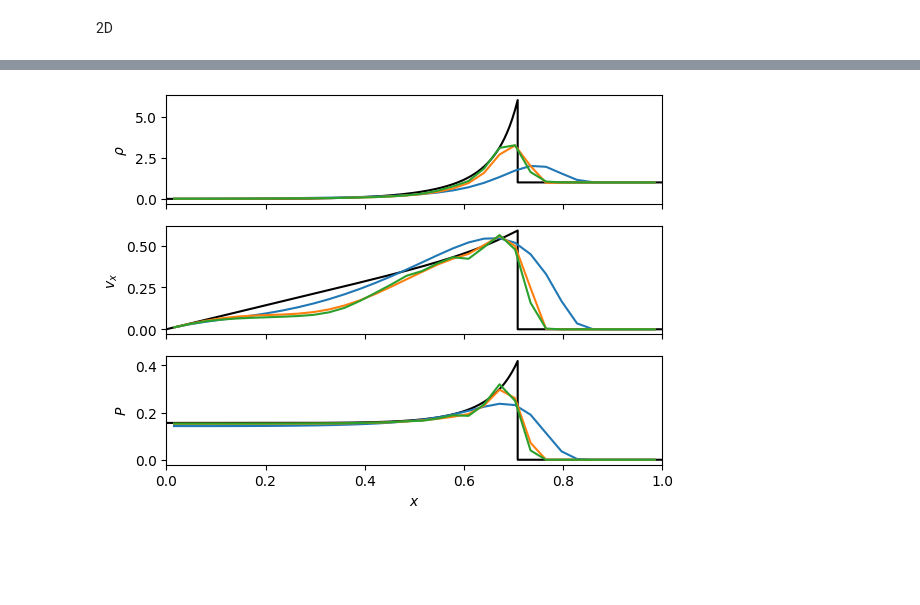
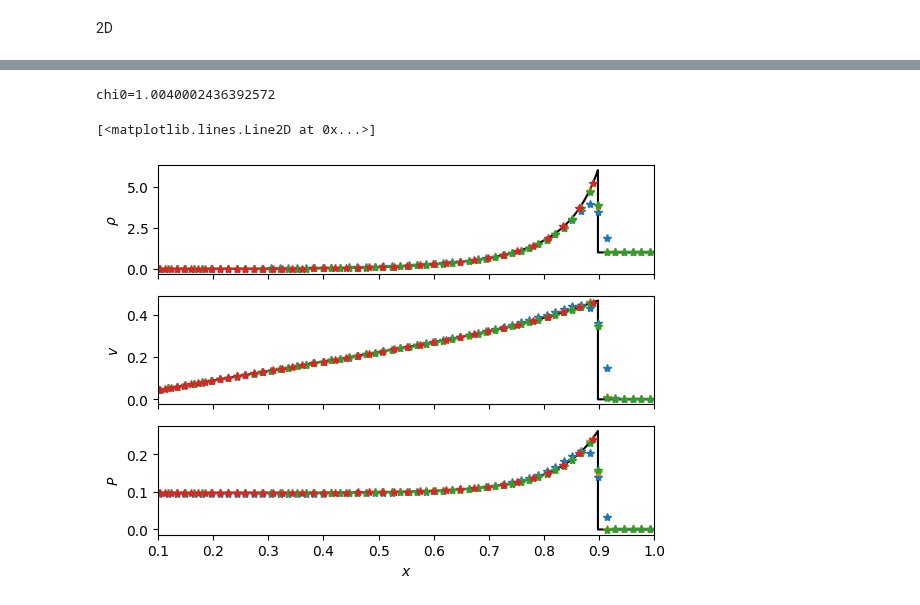
Before and after one commit to jpalafou/FVHOE, a Jupyter notebook: examples/euler/sedov.ipynb, the cells around one changed output, grey strips where cells are left out. Drawn from its saved outputs; the diff is of its cells as text; code cells hidden in the pictures; blank space fills up the shorter version.

Commit message:
add: 'outflow' bc type, feat: save commit info as EulerSolver attribute, add: sort attribute dict, add: fvhoe.visualization.sample_circular_average

```diff
--- a/examples/euler/sedov.ipynb
+++ b/examples/euler/sedov.ipynb
@@ -10,6 +10,6 @@ WARNING: CuPy is not available. Falling back to NumPy.
 # %%
 def get_analytical_solution(dim: int, gamma: float, E0: float, rho0: float, t: float):
-    r, d, u, p = sedovana(gamma=gamma, dim=dim)
+    r, d, u, p = sedovana(gamma=gamma, dim=dim, n1=100000, n2=100000)
 
     r *= (E0 / rho0) ** (1 / (dim + 2)) * t ** (2 / (dim + 2))
     d *= rho0
@@ -21,7 +21,7 @@ def get_analytical_solution(dim: int, gamma: float, E0: float, rho0: float, t: f
 gamma = 1.4
 E0 = 1
 rho0 = 1
-t = 0.5
+t = 0.8
 # %% [markdown]
 1D
 # %%
@@ -43,5 +43,7 @@ Text(0.5, 0, '$x$')
 # %%
 N = 128
+snapshot_dir = "/scratch/gpfs/jp7427/fvhoe/snapshots/sedov_1d"
+overwrite = False
 
 for p in [0, 1]:
     solver = EulerSolver(
@@ -53,7 +55,7 @@ for p in [0, 1]:
             P_in_out=(0.5 * N * E0 * (gamma - 1), 1e-5),
         ),
         gamma=gamma,
-        bc=BoundaryCondition(x=("reflective", "free")),
+        bc=BoundaryCondition(x=("reflective", "outflow")),
         CFL=0.8,
         nx=N,
         px=p,
@@ -62,10 +64,11 @@ for p in [0, 1]:
         slope_limiter="minmod",
         NAD=1e-2,
         all_floors=True,
+        snapshots_as_fv_averages=False,
         cupy=False,
     )
-    solver.rkorder(t)
+    solver.rkorder(t, snapshot_dir=snapshot_dir + f"_{N=}_{p=}", overwrite=overwrite)
 
-    solver.plot_1d_slice(ax[0], param="rho", label=f"{p=}", y=0.5, z=0.5, verbose=False)
+    solver.plot_1d_slice(ax[0], param="rho", label=f"{p=}", y=0.5, z=0.5, verbose=True)
     solver.plot_1d_slice(ax[1], param="vx", label=f"{p=}", y=0.5, z=0.5, verbose=False)
     solver.plot_1d_slice(ax[2], param="P", label=f"{p=}", y=0.5, z=0.5, verbose=False)
@@ -83,7 +92,7 @@ r, d, u, p = get_analytical_solution(2, gamma, E0, rho0, t)
 ax[0].plot(r, d, label="Analytical", color="k")
 ax[0].set_ylabel(r"$\rho$")
 ax[1].plot(r, u, label="Analytical", color="k")
-ax[1].set_ylabel(r"$v_x$")
+ax[1].set_ylabel(r"$v$")
 ax[2].plot(r, p, label="Analytical", color="k")
 ax[2].set_ylabel(r"$P$")
 ax[2].set_xlim(0, 1)
@@ -137,5 +153,31 @@ t=0.50, x=[0.02, 0.98], y=0.02, z=0.50
+# %%
+r, d, u, p = get_analytical_solution(2, gamma, E0, rho0, t)
+
+ana_avg_r = np.empty_like(radii[:-1])
+ana_avg_rho = np.empty_like(radii[:-1])
+ana_avg_P = np.empty_like(radii[:-1])
+ana_avg_v = np.empty_like(radii[:-1])
+
+for i, (little_r, big_r) in enumerate(zip(radii[:-1], radii[1:])):
+    inside_bin = np.logical_and(r > little_r * little_r, r <= big_r * big_r)
+    sample_n = np.sum(np.where(inside_bin, 1, 0))
+    r_sum = np.sum(np.where(inside_bin, r, 0))
+    d_sum = np.sum(np.where(inside_bin, d, 0))
+    u_sum = np.sum(np.where(inside_bin, u, 0))
+    p_sum = np.sum(np.where(inside_bin, p, 0))
+    ana_avg_r[i] = r_sum / sample_n if sample_n > 0 else np.nan
+    ana_avg_rho[i] = d_sum / sample_n if sample_n > 0 else np.nan
+    ana_avg_P[i] = p_sum / sample_n if sample_n > 0 else np.nan
+    ana_avg_v[i] = u_sum / sample_n if sample_n > 0 else np.nan
+
+ax[0].plot(ana_avg_r, ana_avg_rho, label=f"{p=}", linestyle="none", marker="*")
+ax[1].plot(ana_avg_r, ana_avg_v, label=f"{p=}", linestyle="none", marker="*")
+ax[2].plot(ana_avg_r, ana_avg_P, label=f"{p=}", linestyle="none", marker="*")
+# %% [output]
+chi0=1.0040002436392572
+[<matplotlib.lines.Line2D at 0x...>]
 # %%
-ax[2].set_xlim(0, 1)
+ax[2].set_xlim(0.1, 1)
 fig
 # %% [output]
-[figure, old version]
+[figure, new version]
```
Also changed, not shown: parts of 11 cells of this notebook, 4 other files.
